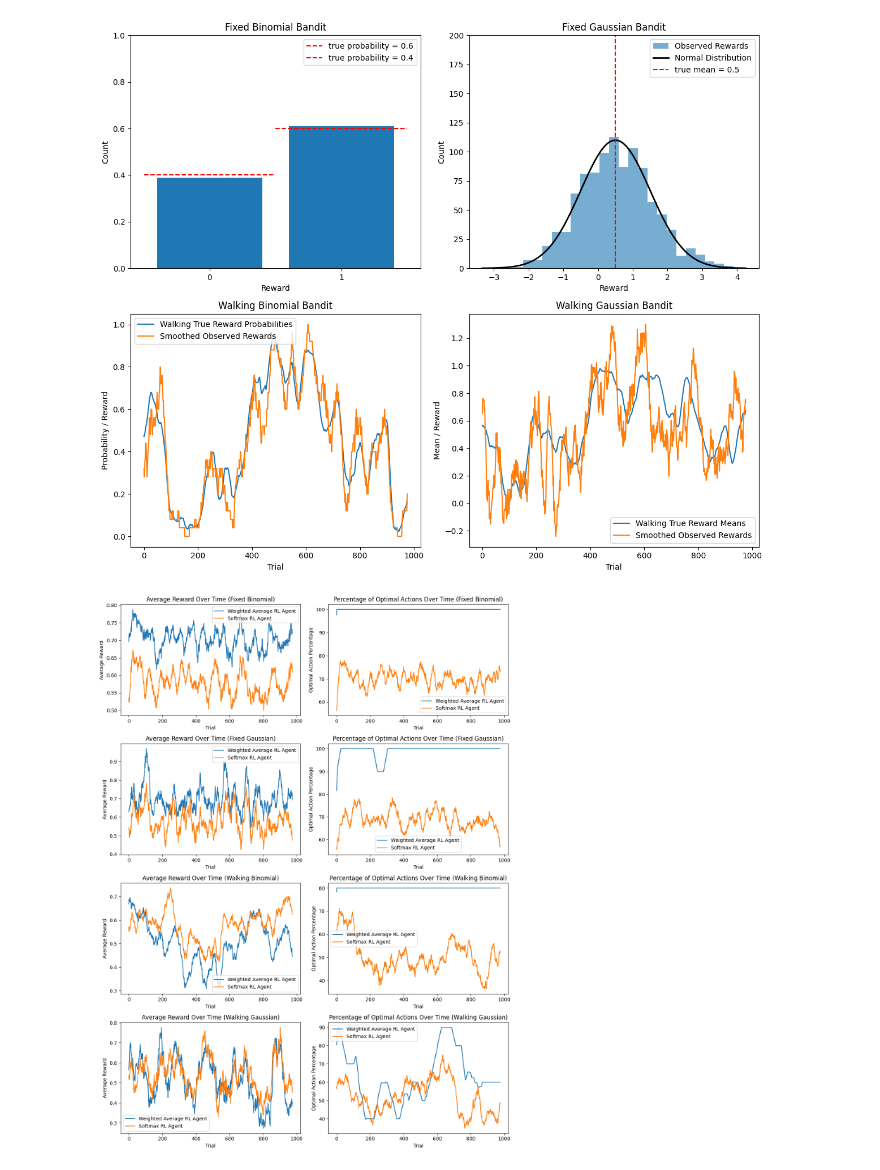
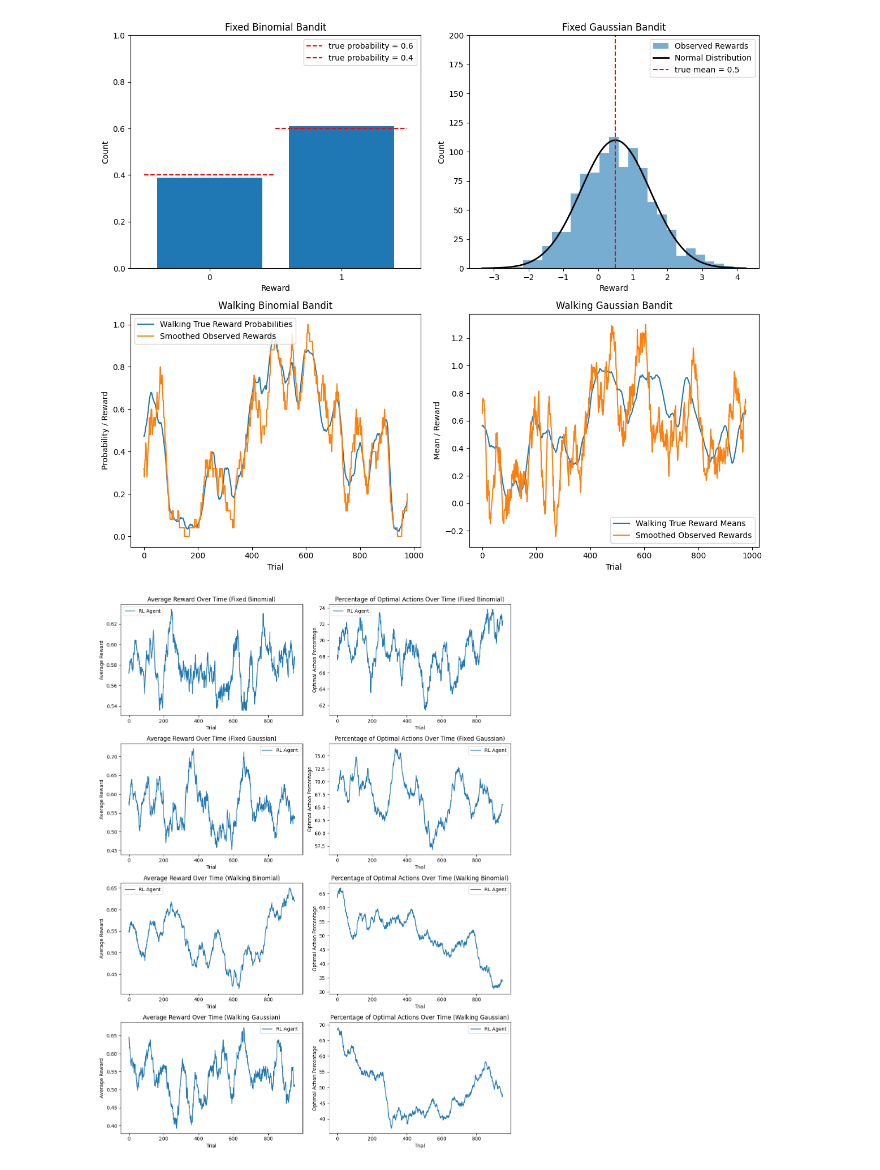
Before and after one commit to JesseK18/CM_RL, a Jupyter notebook: CM_RL-main/CogMod24_bandit_student.ipynb, the cells around one changed output. Cells and saved outputs as stored; diff of their text form; code cells hidden in the pictures.

```diff
--- a/CM_RL-main/CogMod24_bandit_student.ipynb
+++ b/CM_RL-main/CogMod24_bandit_student.ipynb
@@ -784,10 +784,8 @@ beta = 2
 n_agents = 10
 
 # Initialize arrays to store results
-rewards_weighted = np.zeros((4, n_agents, n_trials))
-rewards_softmax = np.zeros((4, n_agents, n_trials))
-optimal_weighted = np.zeros((4, n_agents, n_trials))
-optimal_softmax = np.zeros((4, n_agents, n_trials))
+rewards = np.zeros((4, n_agents, n_trials))
+optimal = np.zeros((4, n_agents, n_trials))
 
 bandit_types = ['Fixed Binomial', 'Fixed Gaussian', 'Walking Binomial', 'Walking Gaussian']
 
@@ -810,59 +808,44 @@ for bandit_idx, bandit_type in enumerate(bandit_types):
         optimal_action = np.argmax(reward_means)
 
         # Initialize values for the agents
-        values_weighted = np.zeros(n_bandits)
-        values_softmax = np.zeros(n_bandits)
+        values= np.zeros(n_bandits)
 
         for iT in range(n_trials):
             # Weighted average agent
-            action_weighted = np.random.choice(n_bandits) if iT == 0 else np.argmax(values_weighted)
-            reward_weighted = reward_samples[action_weighted, iT]
-            values_weighted = action_weighted_average(values_weighted, alpha, reward_weighted, action_weighted)
-            rewards_weighted[bandit_idx, iA, iT] = reward_weighted
-            if action_weighted == optimal_action:
-                optimal_weighted[bandit_idx, iA, iT] = 1
-
-            # Softmax agent
-            action_softmax_choice = action_softm(values_softmax, beta)
-            reward_softmax = reward_samples[action_softmax_choice, iT]
-            values_softmax[action_softmax_choice] = values_softmax[action_softmax_choice] + alpha * (reward_softmax - values_softmax[action_softmax_choice])
-            rewards_softmax[bandit_idx, iA, iT] = reward_softmax
-            if action_softmax_choice == optimal_action:
-                optimal_softmax[bandit_idx, iA, iT] = 1
+            action = action_softm(values, beta)
+            reward = reward_samples[action, iT]
+            values = action_weighted_average(values, alpha, reward, action)
+            rewards[bandit_idx, iA, iT] = reward
+            if action == optimal_action:
+                optimal[bandit_idx, iA, iT] = 1
 
 # Calculate average rewards and optimal action percentages
-avg_rewards_weighted = np.mean(rewards_weighted, axis=1)
-avg_rewards_softmax = np.mean(rewards_softmax, axis=1)
-optimal_weighted_percentage = np.mean(optimal_weighted, axis=1) * 100
-optimal_softmax_percentage = np.mean(optimal_softmax, axis=1) * 100
+avg_rewards = np.mean(rewards, axis=1)
+optimal_percentage = np.mean(optimal, axis=1) * 100
 
 # Apply moving average
-smoothed_avg_rewards_weighted = np.array([moving_average(avg_rewards_weighted[i], window_size) for i in range(4)])
-smoothed_avg_rewards_softmax = np.array([moving_average(avg_rewards_softmax[i], window_size) for i in range(4)])
-smoothed_optimal_weighted_percentage = np.array([moving_average(optimal_weighted_percentage[i], window_size) for i in range(4)])
-smoothed_optimal_softmax_percentage = np.array([moving_average(optimal_softmax_percentage[i], window_size) for i in range(4)])
+smoothed_avg_rewards= np.array([moving_average(avg_rewards[i], window_size) for i in range(4)])
+smoothed_optimal_percentage = np.array([moving_average(optimal_percentage[i], window_size) for i in range(4)])
 
 # Plotting
 fig, axs = plt.subplots(4, 2, figsize=(12, 16))
 
 for bandit_idx, bandit_type in enumerate(bandit_types):
     # Average rewards
-    axs[bandit_idx, 0].plot(smoothed_avg_rewards_weighted[bandit_idx], label='Weighted Average RL Agent')
-    axs[bandit_idx, 0].plot(smoothed_avg_rewards_softmax[bandit_idx], label='Softmax RL Agent')
+    axs[bandit_idx, 0].plot(smoothed_avg_rewards[bandit_idx], label='RL Agent')
     axs[bandit_idx, 0].set_title(f'Average Reward Over Time ({bandit_type})')
     axs[bandit_idx, 0].set_xlabel('Trial')
     axs[bandit_idx, 0].set_ylabel('Average Reward')
     axs[bandit_idx, 0].legend()
 
     # Optimal action percentage
-    axs[bandit_idx, 1].plot(smoothed_optimal_weighted_percentage[bandit_idx], label='Weighted Average RL Agent')
-    axs[bandit_idx, 1].plot(smoothed_optimal_softmax_percentage[bandit_idx], label='Softmax RL Agent')
+    axs[bandit_idx, 1].plot(smoothed_optimal_percentage[bandit_idx], label='RL Agent')
     axs[bandit_idx, 1].set_title(f'Percentage of Optimal Actions Over Time ({bandit_type})')
     axs[bandit_idx, 1].set_xlabel('Trial')
     axs[bandit_idx, 1].set_ylabel('Optimal Action Percentage')
     axs[bandit_idx, 1].legend()
 
 plt.tight_layout()
 plt.show()
 # %% [output]
-[figure, old version]
+[figure, new version]
```
Also changed, not shown: parts of 1 cell of this notebook.
